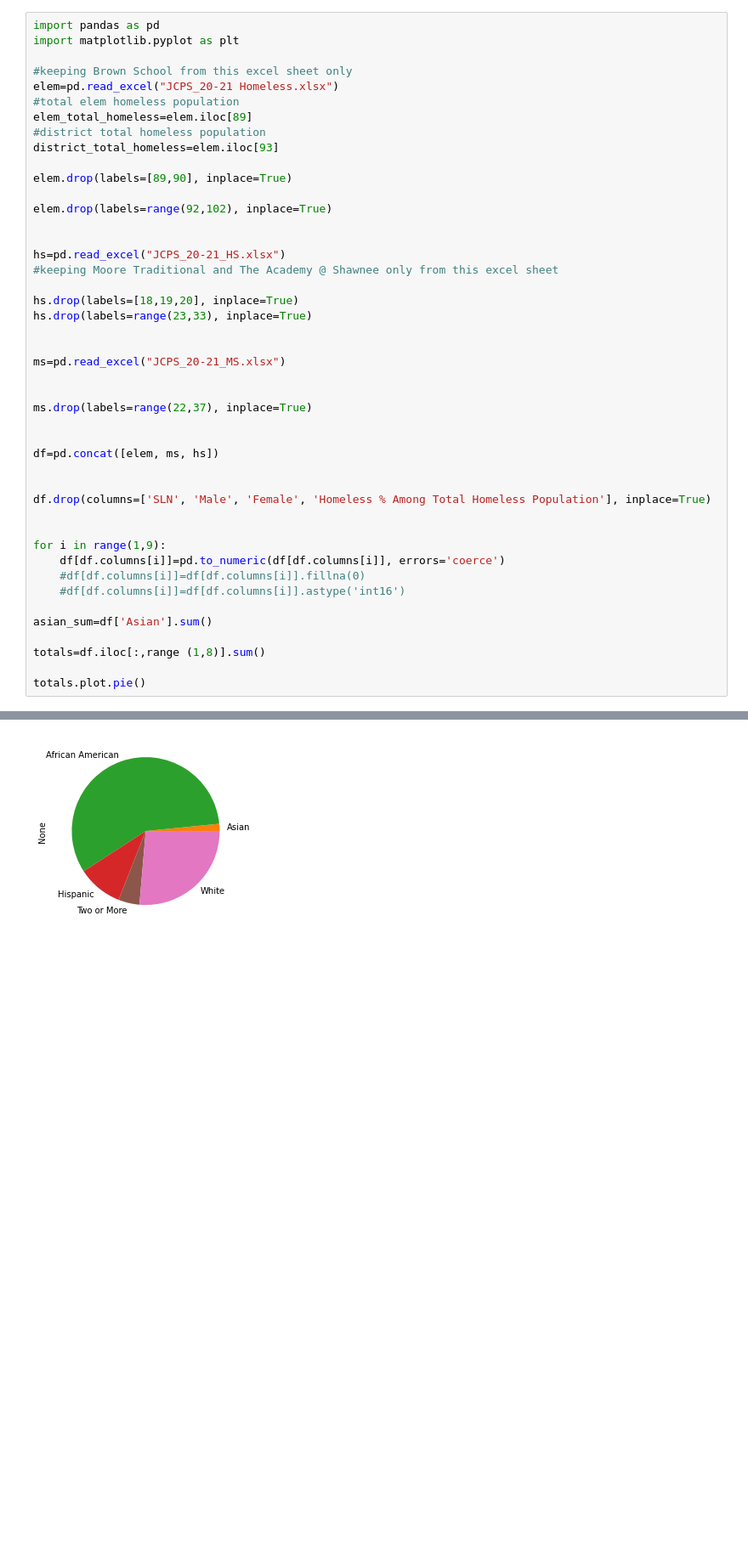
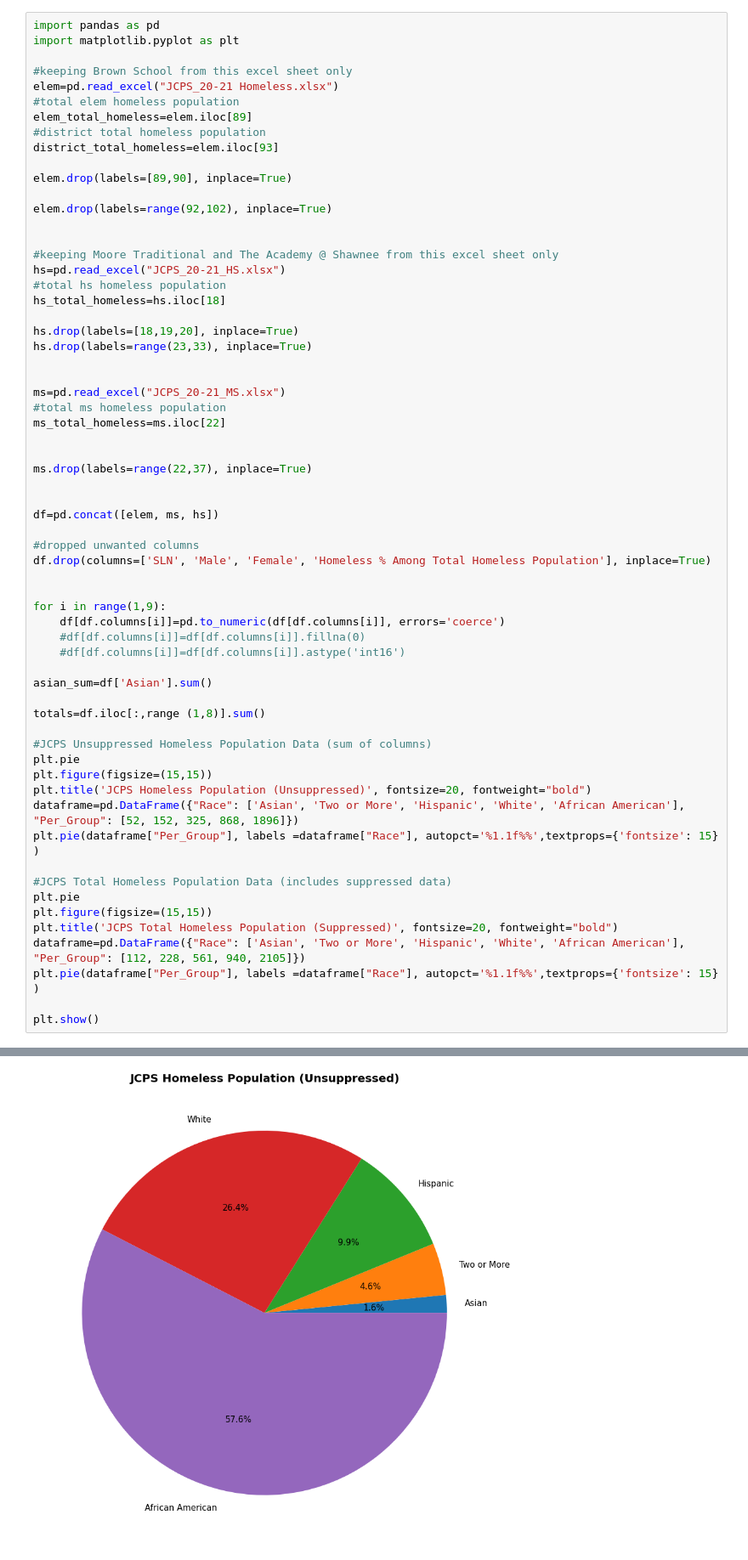
Before and after one commit to jaiduncan/JCPSHomelessPopulation, a Jupyter notebook: homeless.ipynb, the cells around one changed output, grey strips where cells are left out. Shown at 85% size. Cells and saved outputs as stored; diff of their text form; blank space fills up the shorter version.

Commit message:
Updated pie charts

```diff
--- a/homeless.ipynb
+++ b/homeless.ipynb
@@ -14,14 +14,18 @@ elem.drop(labels=[89,90], inplace=True)
 elem.drop(labels=range(92,102), inplace=True)
 
 
+#keeping Moore Traditional and The Academy @ Shawnee from this excel sheet only
 hs=pd.read_excel("JCPS_20-21_HS.xlsx")
-#keeping Moore Traditional and The Academy @ Shawnee only from this excel sheet
+#total hs homeless population
+hs_total_homeless=hs.iloc[18]
 
 hs.drop(labels=[18,19,20], inplace=True)
 hs.drop(labels=range(23,33), inplace=True)
 
 
 ms=pd.read_excel("JCPS_20-21_MS.xlsx")
+#total ms homeless population
+ms_total_homeless=ms.iloc[22]
 
 
 ms.drop(labels=range(22,37), inplace=True)
@@ -29,7 +33,7 @@ ms.drop(labels=range(22,37), inplace=True)
 
 df=pd.concat([elem, ms, hs])
 
-
+#dropped unwanted columns
 df.drop(columns=['SLN', 'Male', 'Female', 'Homeless % Among Total Homeless Population'], inplace=True)
 
 
@@ -42,5 +46,19 @@ asian_sum=df['Asian'].sum()
 
 totals=df.iloc[:,range (1,8)].sum()
 
-totals.plot.pie()
+#JCPS Unsuppressed Homeless Population Data (sum of columns)
+plt.pie
+plt.figure(figsize=(15,15))
+plt.title('JCPS Homeless Population (Unsuppressed)', fontsize=20, fontweight="bold")
+dataframe=pd.DataFrame({"Race": ['Asian', 'Two or More', 'Hispanic', 'White', 'African American'], "Per_Group": [52, 152, 325, 868, 1896]})
+plt.pie(dataframe["Per_Group"], labels =dataframe["Race"], autopct='%1.1f%%',textprops={'fontsize': 15} )
+
+#JCPS Total Homeless Population Data (includes suppressed data)
+plt.pie
+plt.figure(figsize=(15,15))
+plt.title('JCPS Total Homeless Population (Suppressed)', fontsize=20, fontweight="bold")
+dataframe=pd.DataFrame({"Race": ['Asian', 'Two or More', 'Hispanic', 'White', 'African American'], "Per_Group": [112, 228, 561, 940, 2105]})
+plt.pie(dataframe["Per_Group"], labels =dataframe["Race"], autopct='%1.1f%%',textprops={'fontsize': 15} )
+
+plt.show()
 # %% [output]
@@ -48 +65 @@ totals.plot.pie()
-[figure, old version]
+[figure, new version]
```
Also changed, not shown: parts of 1 cell of this notebook, 1 other file.
